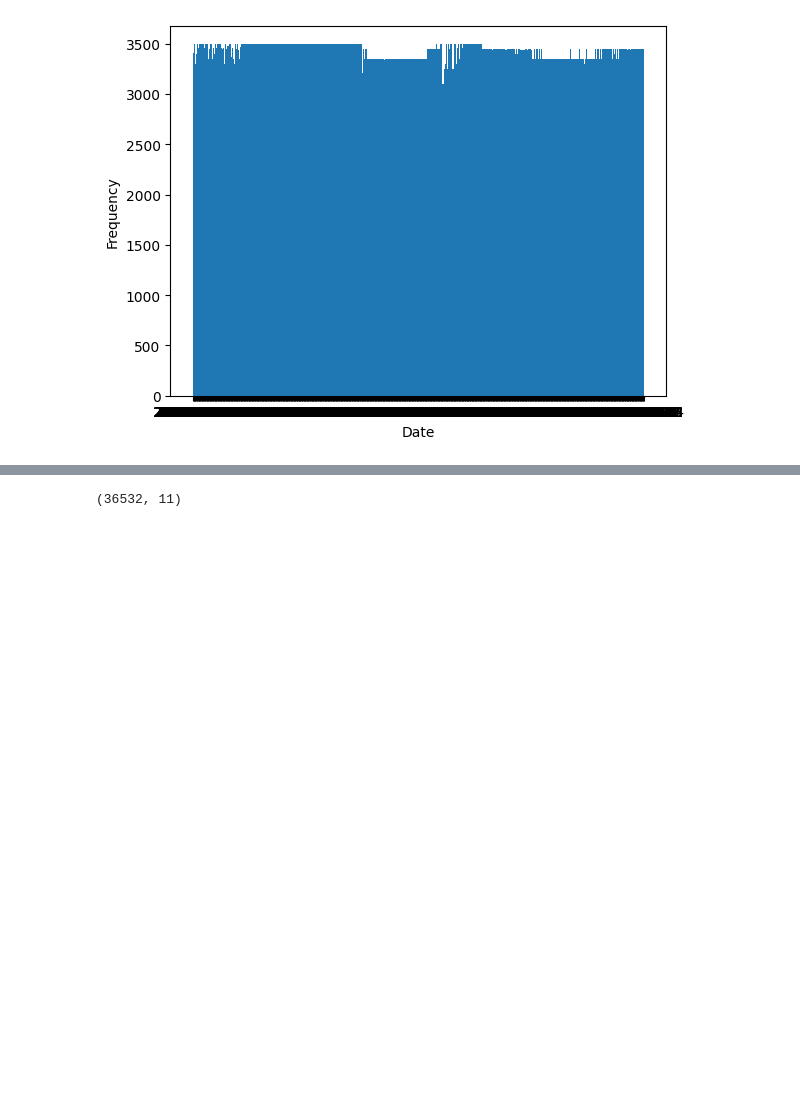
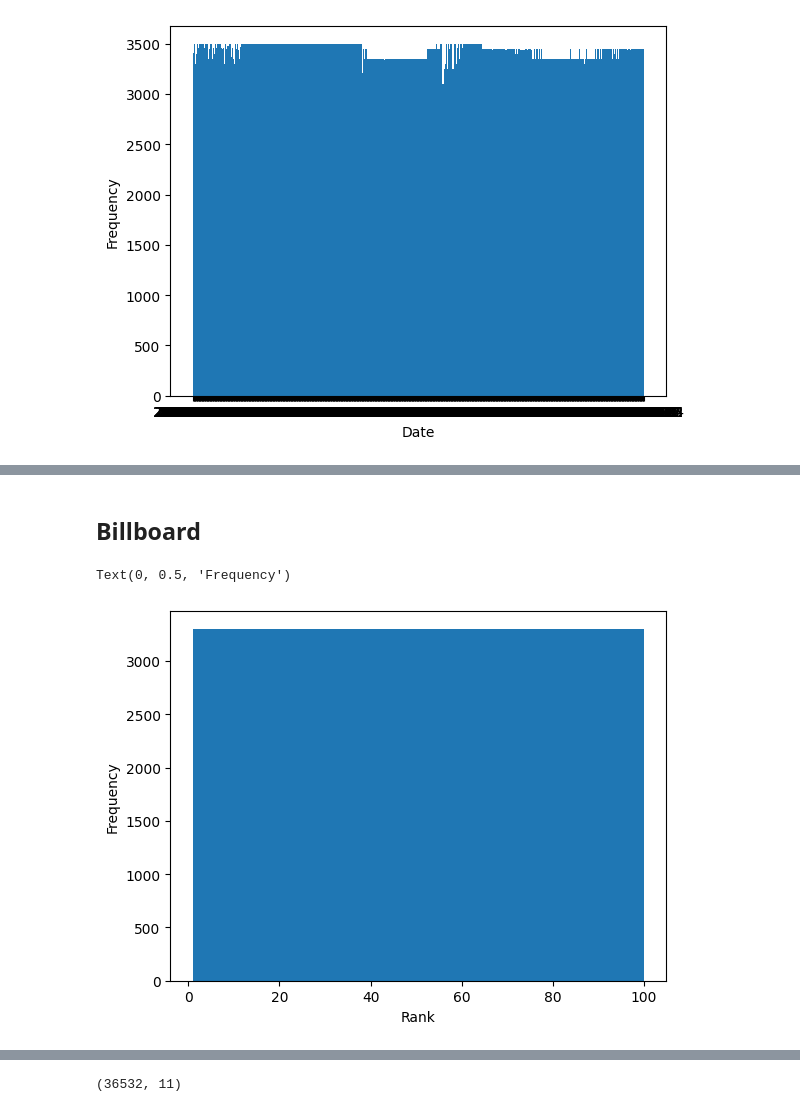
Before and after one commit to Falk358/data_science, a Jupyter notebook: project/exploratoryDataAnalysis.ipynb, the cells around one changed output, grey strips where cells are left out. Cells and saved outputs as stored; diff of their text form; code cells hidden in the pictures; blank space fills up the shorter version.

```diff
--- a/project/exploratoryDataAnalysis.ipynb
+++ b/project/exploratoryDataAnalysis.ipynb
@@ -78,0 +273,9 @@ Dataset looks to have no critical missing data in regards to rank and date.
+# %% [markdown]
+## Billboard
+# %%
+plt.hist(df_billboard['rank'], bins=100)
+plt.xlabel("Rank")
+plt.ylabel("Frequency")
+# %% [output]
+Text(0, 0.5, 'Frequency')
+[figure, added]
```
Also changed, not shown: parts of 27 cells of this notebook.
